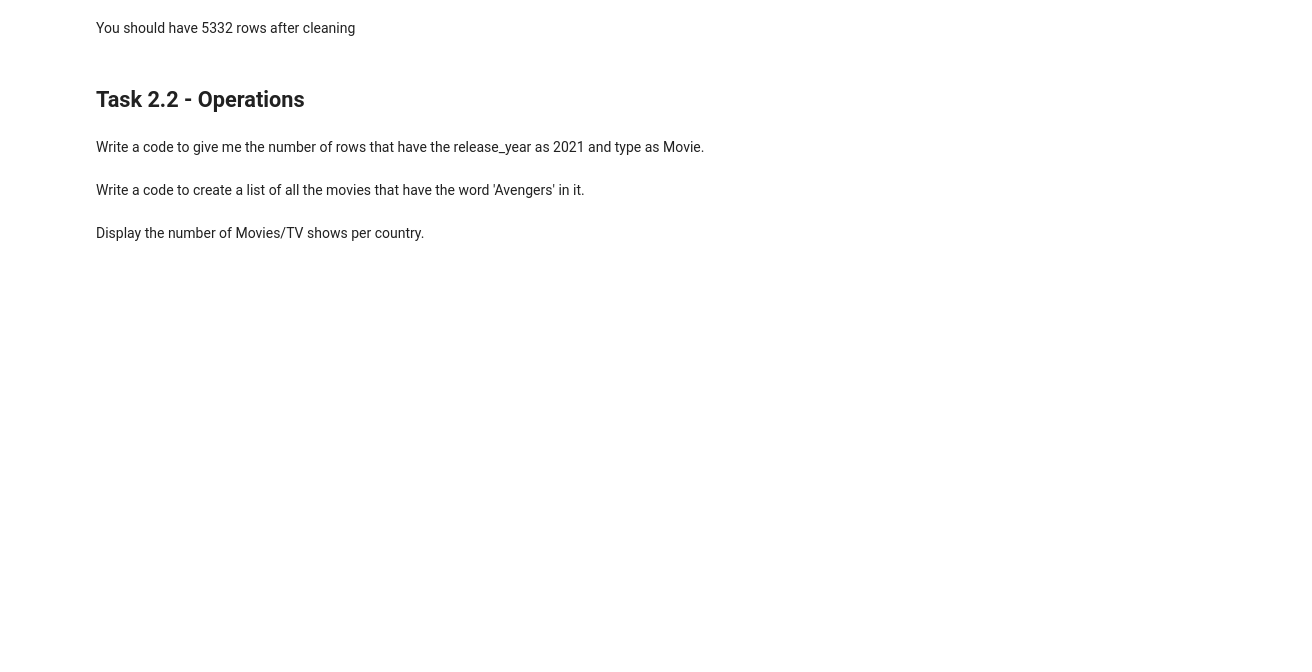
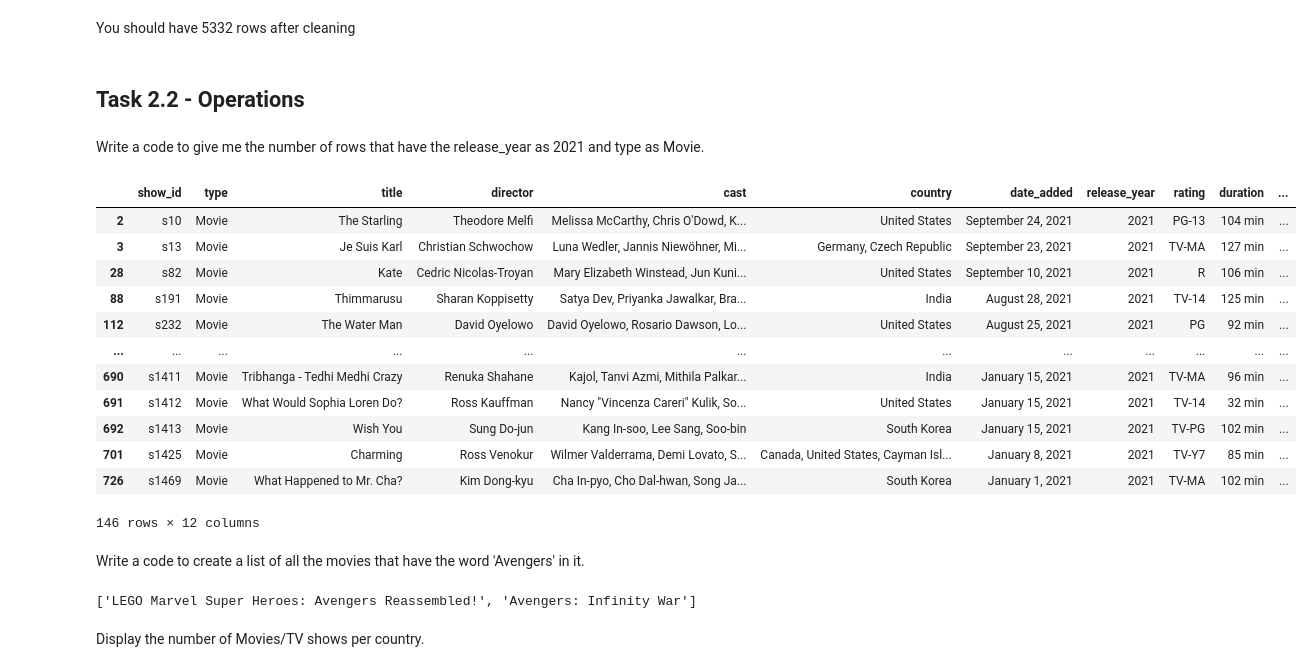
Before and after one commit to shahrishi501/Synapse-Tasks, a Jupyter notebook: Copy_of_Synapse_Task2.ipynb, the cells around one changed output. Saved outputs shown, nothing was run; the diff lists cells and outputs as text; code cells hidden in the pictures; blank space fills up the shorter version.

```diff
--- a/Copy_of_Synapse_Task2.ipynb
+++ b/Copy_of_Synapse_Task2.ipynb
@@ -154,11 +154,32 @@ You should have 5332 rows after cleaning
 Write a code to give me the number of rows that have the release_year as 2021 and type as Movie.
 # %%
 # Your output will be 146, if correct
-df.loc[['release_year'] == 2021 & ['type'] == ['Movie']]
-df
+df1 = df.loc[(df['release_year'] == 2021) & (df['type'] == 'Movie')]
+df1
+# %% [output]
+|  | show_id | type | title | director | cast | country | date_added | release_year | rating | duration | ... |
+| 2 | s10 | Movie | The Starling | Theodore Melfi | Melissa McCarthy, Chris O'Dowd, K... | United States | September 24, 2021 | 2021 | PG-13 | 104 min | ... |
+| 3 | s13 | Movie | Je Suis Karl | Christian Schwochow | Luna Wedler, Jannis Niewöhner, Mi... | Germany, Czech Republic | September 23, 2021 | 2021 | TV-MA | 127 min | ... |
+| 28 | s82 | Movie | Kate | Cedric Nicolas-Troyan | Mary Elizabeth Winstead, Jun Kuni... | United States | September 10, 2021 | 2021 | R | 106 min | ... |
+| 88 | s191 | Movie | Thimmarusu | Sharan Koppisetty | Satya Dev, Priyanka Jawalkar, Bra... | India | August 28, 2021 | 2021 | TV-14 | 125 min | ... |
+| 112 | s232 | Movie | The Water Man | David Oyelowo | David Oyelowo, Rosario Dawson, Lo... | United States | August 25, 2021 | 2021 | PG | 92 min | ... |
+| ... | ... | ... | ... | ... | ... | ... | ... | ... | ... | ... | ... |
+| 690 | s1411 | Movie | Tribhanga - Tedhi Medhi Crazy | Renuka Shahane | Kajol, Tanvi Azmi, Mithila Palkar... | India | January 15, 2021 | 2021 | TV-MA | 96 min | ... |
+| 691 | s1412 | Movie | What Would Sophia Loren Do? | Ross Kauffman | Nancy "Vincenza Careri" Kulik, So... | United States | January 15, 2021 | 2021 | TV-14 | 32 min | ... |
+| 692 | s1413 | Movie | Wish You | Sung Do-jun | Kang In-soo, Lee Sang, Soo-bin | South Korea | January 15, 2021 | 2021 | TV-PG | 102 min | ... |
+| 701 | s1425 | Movie | Charming | Ross Venokur | Wilmer Valderrama, Demi Lovato, S... | Canada, United States, Cayman Isl... | January 8, 2021 | 2021 | TV-Y7 | 85 min | ... |
+| 726 | s1469 | Movie | What Happened to Mr. Cha? | Kim Dong-kyu | Cha In-pyo, Cho Dal-hwan, Song Ja... | South Korea | January 1, 2021 | 2021 | TV-MA | 102 min | ... |
+146 rows × 12 columns
 # %% [markdown]
 Write a code to create a list of all the movies that have the word 'Avengers' in it.
 # %%
 # Your output will contain 2 movies, if correct
+avengers = []
+for title in df['title']:
+  if 'Avengers' in title:
+    avengers.append(title)
+print(avengers)
+# %% [output]
+['LEGO Marvel Super Heroes: Avengers Reassembled!', 'Avengers: Infinity War']
 # %% [markdown]
 Display the number of Movies/TV shows per country.
```
Also changed, not shown: parts of 3 cells of this notebook.
